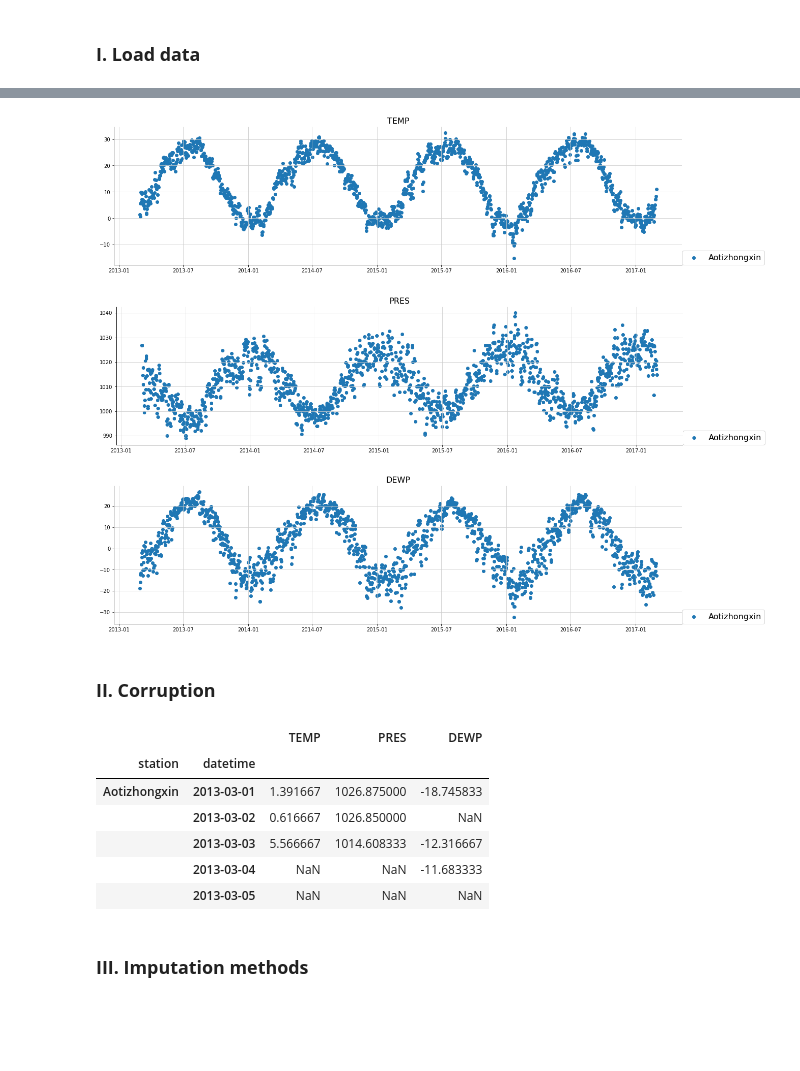
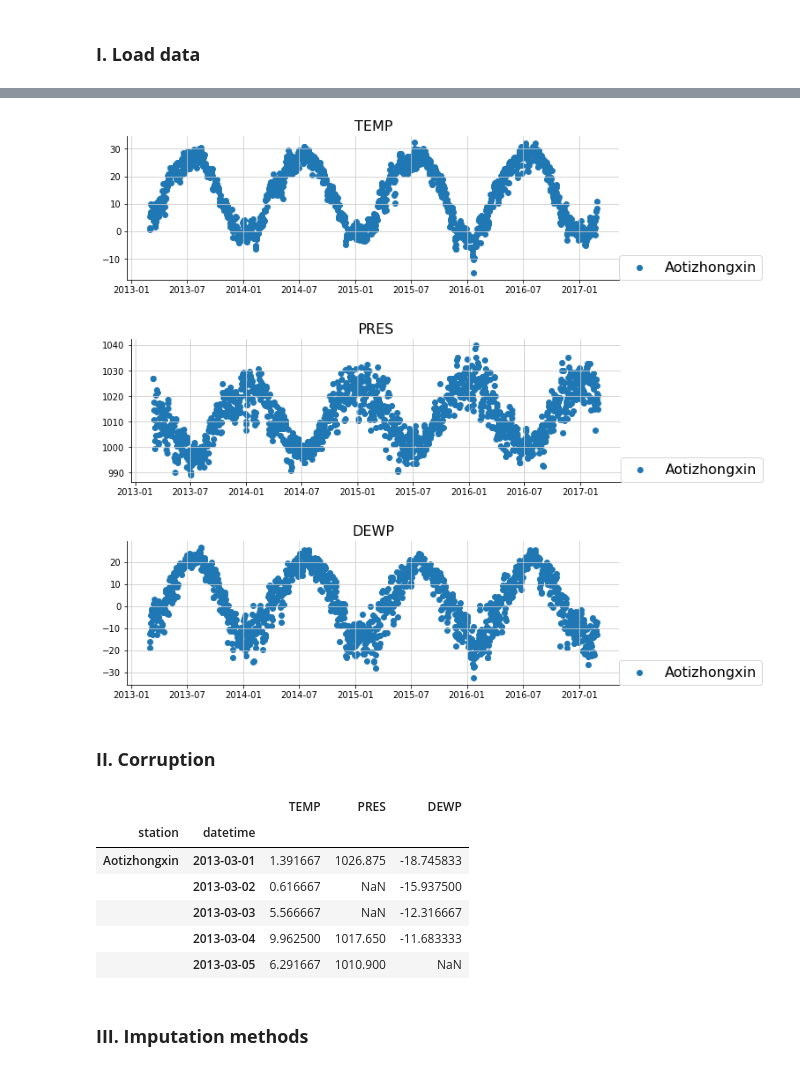
Before and after one commit to scikit-learn-contrib/qolmat, a Jupyter notebook: qolmat/notebooks/benchmark.ipynb, the cells around one changed output, grey strips where cells are left out. Saved outputs shown, nothing was run; the diff lists cells and outputs as text; code cells hidden in the pictures; blank space fills up the shorter version.

```diff
--- a/qolmat/notebooks/benchmark.ipynb
+++ b/qolmat/notebooks/benchmark.ipynb
@@ -37,29 +37,28 @@ dataset.head()
 |  | 2013-03-05 | 136.708333 | 172.541667 | 75.130435 | 73.500000 | 1381.545455 | 84.375000 | 6.750000 | 1008.883333 | -7.741667 | 0.0 | ... |
 # %%
 for col in cols_to_impute:
-    plt.figure(figsize=(20, 5))
+    plt.figure(figsize=(10, 3))
     for station, df in dataset.groupby("station"):
         plt.scatter(df.reset_index().datetime, df[col], label=station)
         break
     plt.title(col, fontsize=16)
     plt.legend(loc=[1, 0], fontsize=16)
     plt.show()
 # %% [output]
-[figure, old version]
+[figure, new version]
-[figure, old version]
+[figure, new version]
-[figure, old version]
+[figure, new version]
 # %% [markdown]
 ### **II. Corruption**
 # %%
 df_corrupted = df[cols_to_impute].copy()
 
-p = 0.7
+p = 0.6
 mask_temp = np.random.choice(a=[False, True], size=(len(df_corrupted),), p=[0.85, 0.15])
-mask_pres = np.random.choice(a=[False, True], size=(len(df_corrupted),), p=[p, 1-p]) #~(df_corrupted.index.get_level_values(1).dayofweek == 1)
-mask_dewp = np.random.choice(a=[False, True], size=(len(df_corrupted),), p=[p, 1-p]) #(df_corrupted.index.get_level_values(1).month % 2 == 0)
-masks = {cols_to_impute[0]: df_corrupted.index, cols_to_impute[1]: mask_pres, cols_to_impute[2]: mask_dewp}
+mask_pres = np.random.choice(a=[False, True], size=(len(df_corrupted),), p=[0.65, 0.35])
+mask_dewp = (df_corrupted.index.get_level_values("datetime").dayofweek == 1) #(df_corrupted.index.get_level_values(1).month % 2 == 0)
 
-df_corrupted.loc[mask_pres, "TEMP"] = np.nan
+df_corrupted.loc[mask_temp, "TEMP"] = np.nan
 df_corrupted.loc[mask_pres, "PRES"] = np.nan
 df_corrupted.loc[mask_dewp, "DEWP"] = np.nan
 
@@ -67,11 +66,11 @@ df_corrupted.head()
 # %% [output]
 |  |  | TEMP | PRES | DEWP |
 | station | datetime |  |  |  |
-| Aotizhongxin | 2013-03-01 | 1.391667 | 1026.875000 | -18.745833 |
-|  | 2013-03-02 | 0.616667 | 1026.850000 | NaN |
-|  | 2013-03-03 | 5.566667 | 1014.608333 | -12.316667 |
-|  | 2013-03-04 | NaN | NaN | -11.683333 |
-|  | 2013-03-05 | NaN | NaN | NaN |
+| Aotizhongxin | 2013-03-01 | 1.391667 | 1026.875 | -18.745833 |
+|  | 2013-03-02 | 0.616667 | NaN | -15.937500 |
+|  | 2013-03-03 | 5.566667 | NaN | -12.316667 |
+|  | 2013-03-04 | 9.962500 | 1017.650 | -11.683333 |
+|  | 2013-03-05 | 6.291667 | 1010.900 | NaN |
 # %% [markdown]
 ### **III. Imputation methods**
 # %%
```
Also changed, not shown: parts of 7 cells of this notebook.
